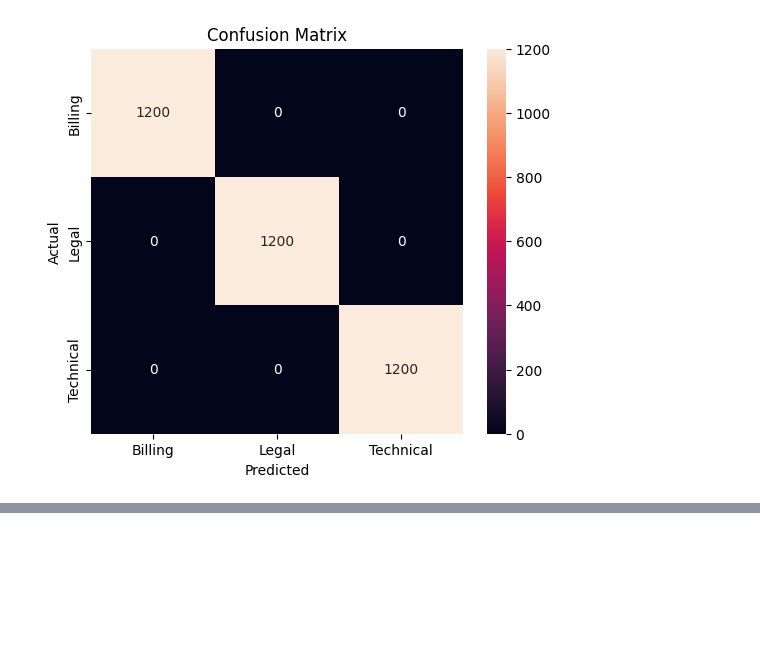
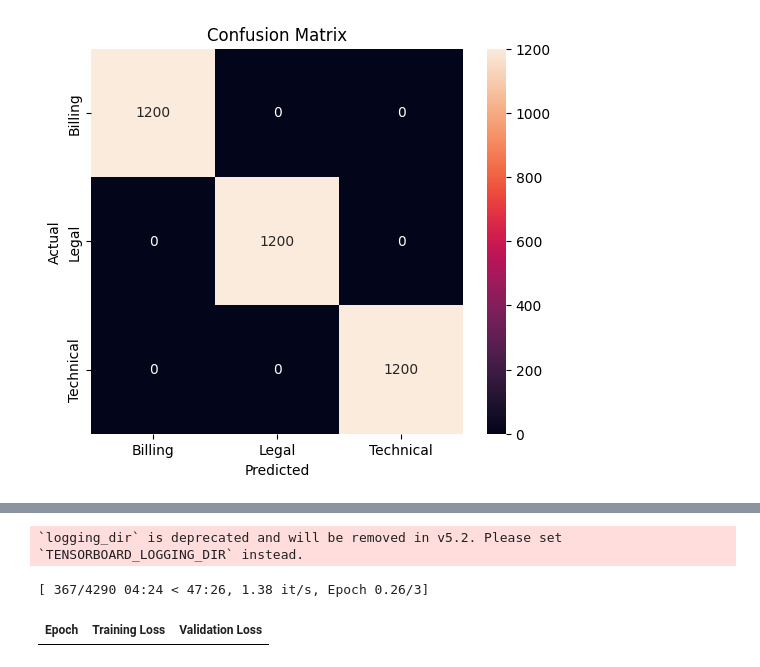
Before and after one commit to mdaashir/Smart-Support, a Jupyter notebook: models.ipynb, the cells around one changed output, grey strips where cells are left out. Cells and saved outputs as stored; diff of their text form; code cells hidden in the pictures; blank space fills up the shorter version.

```diff
--- a/models.ipynb
+++ b/models.ipynb
@@ -374,0 +430,9 @@ Sample Output:
+# %%
+MODEL_NAME = "xlm-roberta-base"
+
+tokenizer = AutoTokenizer.from_pretrained(MODEL_NAME)
+
+model = AutoModelForSequenceClassification.from_pretrained(
+    MODEL_NAME,
+    num_labels=num_labels
+)
@@ -374,0 +495,41 @@ Sample Output:
+# %%
+training_args = TrainingArguments(
+    output_dir="./results",
+    eval_strategy="epoch",
+    save_strategy="epoch",
+    logging_dir="./logs",
+    learning_rate=2e-5,
+    per_device_train_batch_size=16,
+    per_device_eval_batch_size=16,
+    num_train_epochs=3,
+    weight_decay=0.01,
+    load_best_model_at_end=True,
+    metric_for_best_model="f1",
+)
+# %% [output]
+`logging_dir` is deprecated and will be removed in v5.2. Please set `TENSORBOARD_LOGGING_DIR` instead.
+# %%
+import evaluate
+metric = evaluate.load("f1")
+
+def compute_metrics(eval_pred):
+    logits, labels = eval_pred
+    predictions = np.argmax(logits, axis=-1)
+
+    return {
+        "accuracy": accuracy_score(labels, predictions),
+        "macro_f1": f1_score(labels, predictions, average="macro"),
+    }
+# %%
+trainer = Trainer(
+    model=model,
+    args=training_args,
+    train_dataset=train_dataset,
+    eval_dataset=test_dataset,
+    compute_metrics=compute_metrics,
+)
+# %%
+trainer.train()
+# %% [output]
+[ 367/4290 04:24 < 47:26, 1.38 it/s, Epoch 0.26/3]
+| Epoch | Training Loss | Validation Loss |
```
Also changed, not shown: parts of 13 cells of this notebook.
